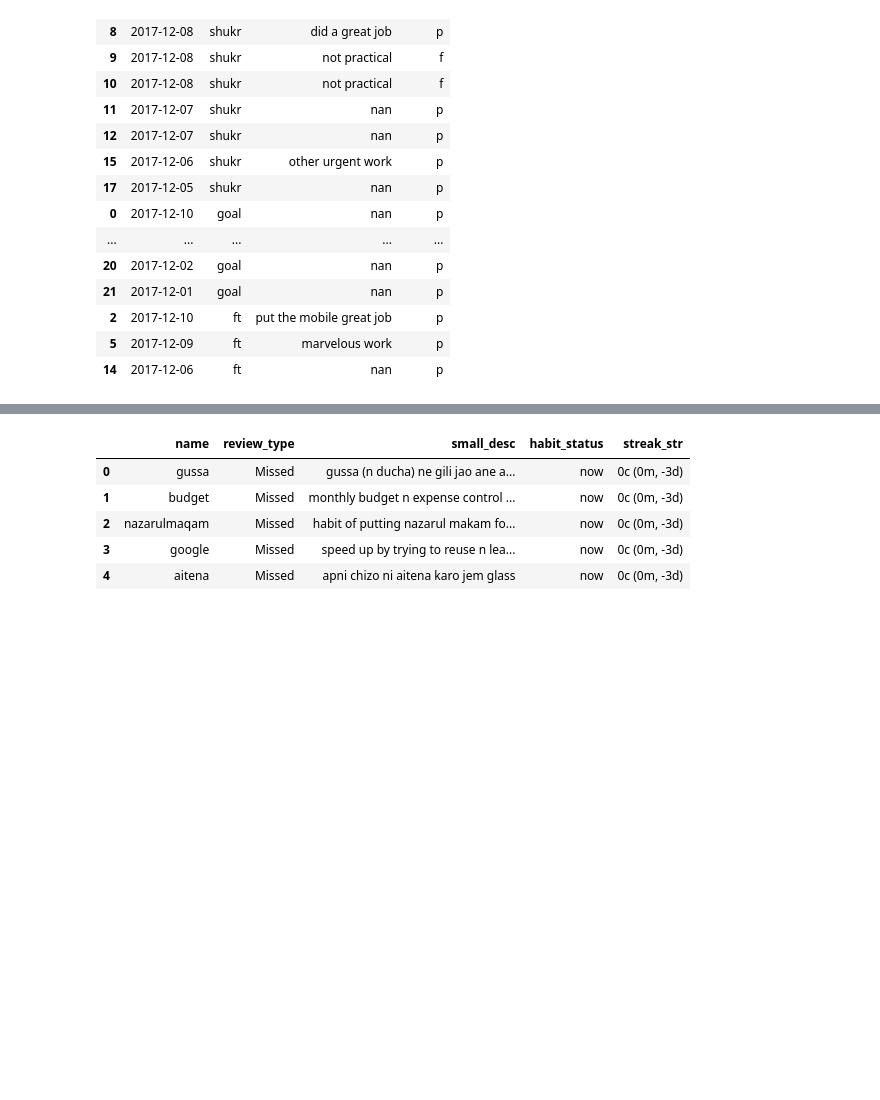
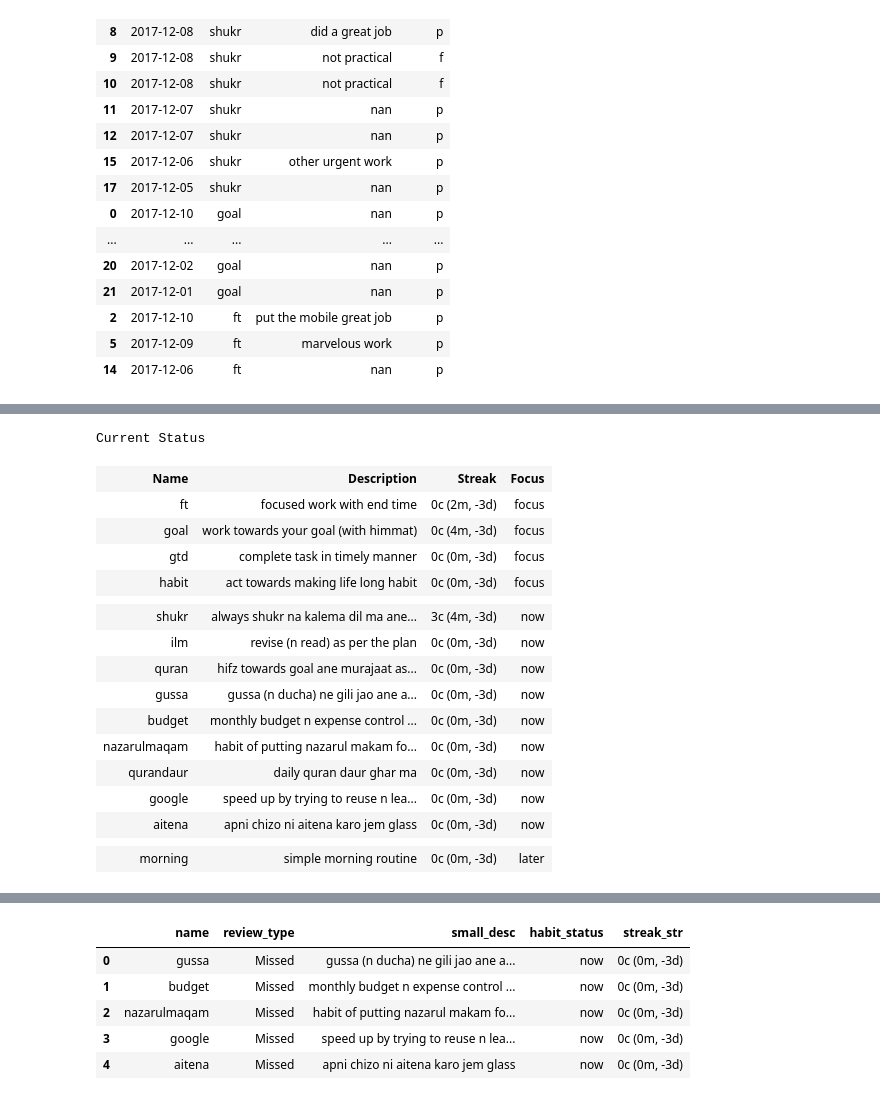
Before and after one commit to mohdj/jupyterNbs, a Jupyter notebook: archive/Habit_debug.ipynb, the cells around one changed output, grey strips where cells are left out. Drawn from its saved outputs; the diff is of its cells as text; code cells hidden in the pictures; blank space fills up the shorter version.

```diff
--- a/archive/Habit_debug.ipynb
+++ b/archive/Habit_debug.ipynb
@@ -185 +253,58 @@ habit_streak
+# %%
+
+# Ordered by:
+# priority, current/days (its so long and yet habit not formed)
+
+# Color coded:
+# Red - focus and current_streak <= 5
+# Orange - now or later and current_streak <= 5
+# black - current_streak > 5 and <= 30 (for all)
+# green - current_streak > 30 (for all)
+# horizontal ruler after focus
+def display_habit_status(habit_status):
+
+
+    def get_font_attribute(df):
+        color = ""
+        if df.current_streak <= 5:
+            color = 'red' if df.habit_status == 'focus' else 'orange'
+        elif df.current_streak <= 30:
+            color = 'black'
+        else:
+            color = 'green'
+        return 'color=' + color
+
+    table_config = ({'column_name_in_order_of_display': ['name', 'small_desc', 'streak_str', 'habit_status'],
+                     'column_headers': ['Name', 'Description', 'Streak', 'Focus'],
+                     'column_sort_by': ['habit_status_as_priority_number', 'current_streak_by_total_days'],
+                     'column_sort_by_is_asc': [True, True],
+                     'widths_in_pcntg': [10, 60, 20, 10],
+                     'text_alignment': ['left', 'left', 'left', 'left'],
+                     'column_name_whose_value_change_adds_horizontal_ruler': 'habit_status',
+                     'column_name_needing_custom_formatting': 'small_desc',
+                     'func_giving_font_attribute': get_font_attribute,
+                     'table_heading': 'Current Status'
+                     })
+    display_html_table(habit_status, table_config)
+
+display_habit_status(habit_status)
+# %% [output]
+Current Status
+| Name | Description | Streak | Focus |
+| ft | focused work with end time | 0c (2m, -3d) | focus |
+| goal | work towards your goal (with himmat) | 0c (4m, -3d) | focus |
+| gtd | complete task in timely manner | 0c (0m, -3d) | focus |
+| habit | act towards making life long habit | 0c (0m, -3d) | focus |
+|  |
+| shukr | always shukr na kalema dil ma ane... | 3c (4m, -3d) | now |
+| ilm | revise (n read) as per the plan | 0c (0m, -3d) | now |
+| quran | hifz towards goal ane murajaat as... | 0c (0m, -3d) | now |
+| gussa | gussa (n ducha) ne gili jao ane a... | 0c (0m, -3d) | now |
+| budget | monthly budget n expense control ... | 0c (0m, -3d) | now |
+| nazarulmaqam | habit of putting nazarul makam fo... | 0c (0m, -3d) | now |
+| qurandaur | daily quran daur ghar ma | 0c (0m, -3d) | now |
+| google | speed up by trying to reuse n lea... | 0c (0m, -3d) | now |
+| aitena | apni chizo ni aitena karo jem glass | 0c (0m, -3d) | now |
+|  |
+| morning | simple morning routine | 0c (0m, -3d) | later |
 # %%
```
Also changed, not shown: parts of 12 cells of this notebook, 6 other files.
